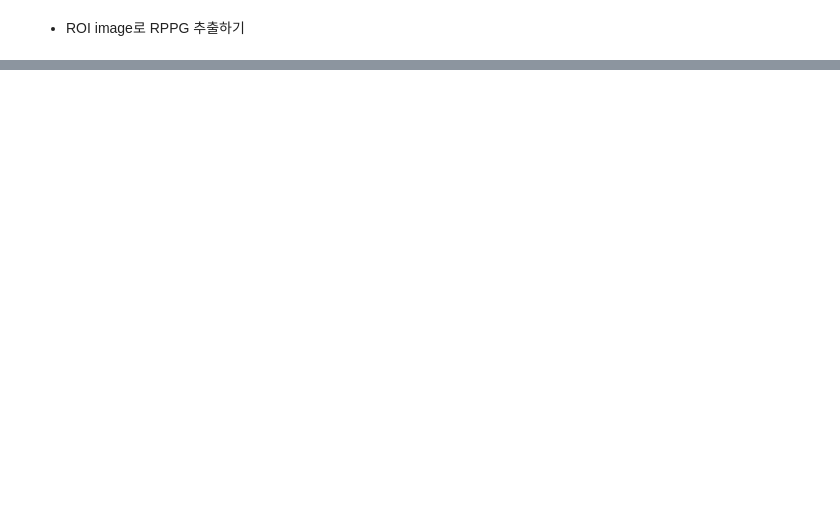
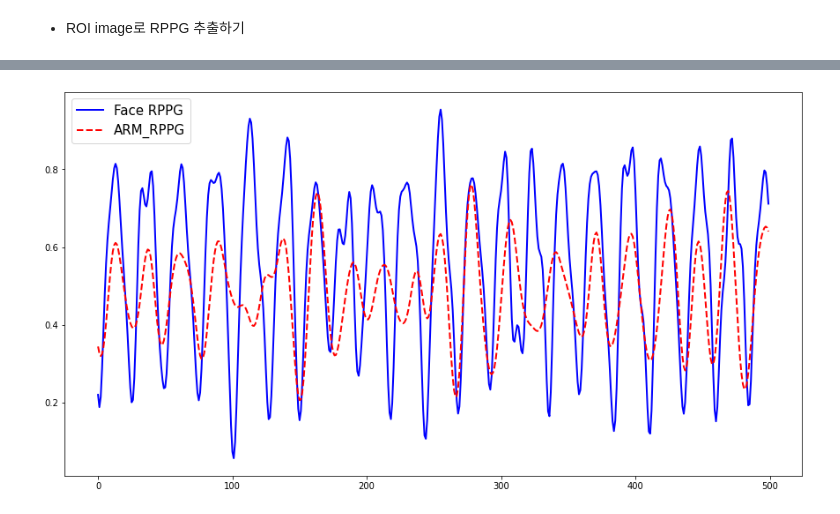
Before and after one commit to sugyeong-yu/RPPG-Deepfake_Detection, a Jupyter notebook: code/rPPG.ipynb, the cells around one changed output, grey strips where cells are left out. Drawn from its saved outputs; the diff is of its cells as text; code cells hidden in the pictures; blank space fills up the shorter version.

```diff
--- a/code/rPPG.ipynb
+++ b/code/rPPG.ipynb
@@ -631,0 +634,38 @@ pulse length:  (121,)
+# %%
+from sklearn.preprocessing import MinMaxScaler
+import heartpy as hp
+arm_pulse=pulse
+
+def normalization(ppg_data):
+    ppg_data=np.array(ppg_data)
+    # MinMaxScaler객체 생성
+    scaler = MinMaxScaler()
+    # MinMaxScaler 로 데이터 셋 변환. fit() 과 transform() 호출.
+    scaler.fit(ppg_data.reshape(len(ppg_data),1))
+    ppg_scaled = scaler.transform(ppg_data.reshape(len(ppg_data),1))
+    #print(type(ppg_scaled))
+    #print(ppg_scaled.shape) > len(ppg_data),1
+#     plt.plot(ppg_scaled)
+#     plt.show()
+    return ppg_scaled.reshape(len(ppg_data))
+
+def preprocessing(ppg_data, cut_l, cut_h, sr):
+    filtered = hp.filter_signal(ppg_data, cutoff=cut_l, sample_rate=sr, order=3, filtertype='lowpass')
+    filtered = hp.filter_signal(filtered, cutoff=cut_h, sample_rate=sr, order=3, filtertype='highpass')
+    return filtered
+
+face_pulse_=normalization(face_pulse)
+arm_pulse_=preprocessing(arm_pulse,1.5,0.8,30)
+arm_pulse_=normalization(arm_pulse_)
+
+face_f, face_psd = signal.periodogram(face_pulse_, fs=30, window='hann')
+max_band = np.argmax(face_psd)
+pr = int(face_f[max_band] * 60) #분당맥박수
+face_pr = min(max(pr, band[0]), band[1])
+
+arm_f, arm_psd = signal.periodogram(arm_pulse_, fs=30, window='hann')
+max_band = np.argmax(arm_psd)
+pr = int(arm_f[max_band] * 60) #분당맥박수
+arm_pr = min(max(pr, band[0]), band[1])
+
+print(face_pr,arm_pr)
@@ -631,0 +688,8 @@ pulse length:  (121,)
+# %%
+plt.figure(figsize=(15, 8))
+plt.plot(face_pulse_[1500:2000], 'b', linewidth=2,label='Face RPPG')
+plt.plot(arm_pulse_[1500:2000], 'r', linestyle='--',linewidth=2,label='ARM_RPPG')
+plt.legend(fontsize=15)
+plt.show()
+# %% [output]
+[figure, added]
```
Also changed, not shown: parts of 10 cells of this notebook, 2 other files.
